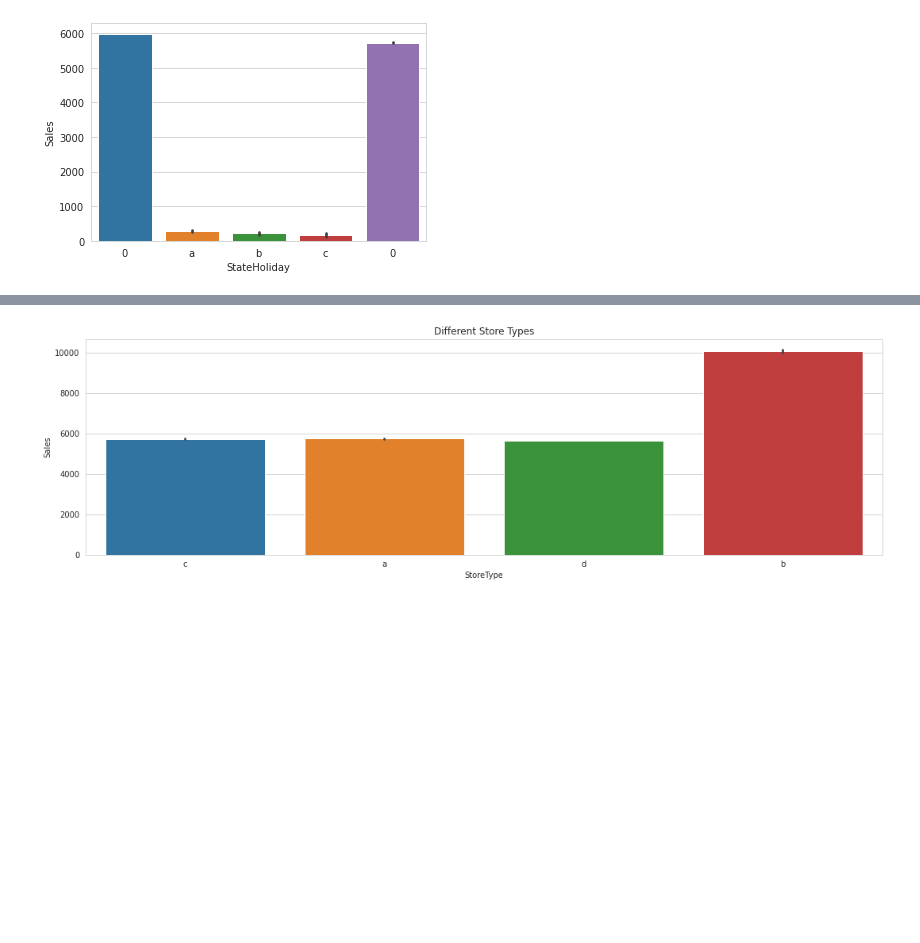
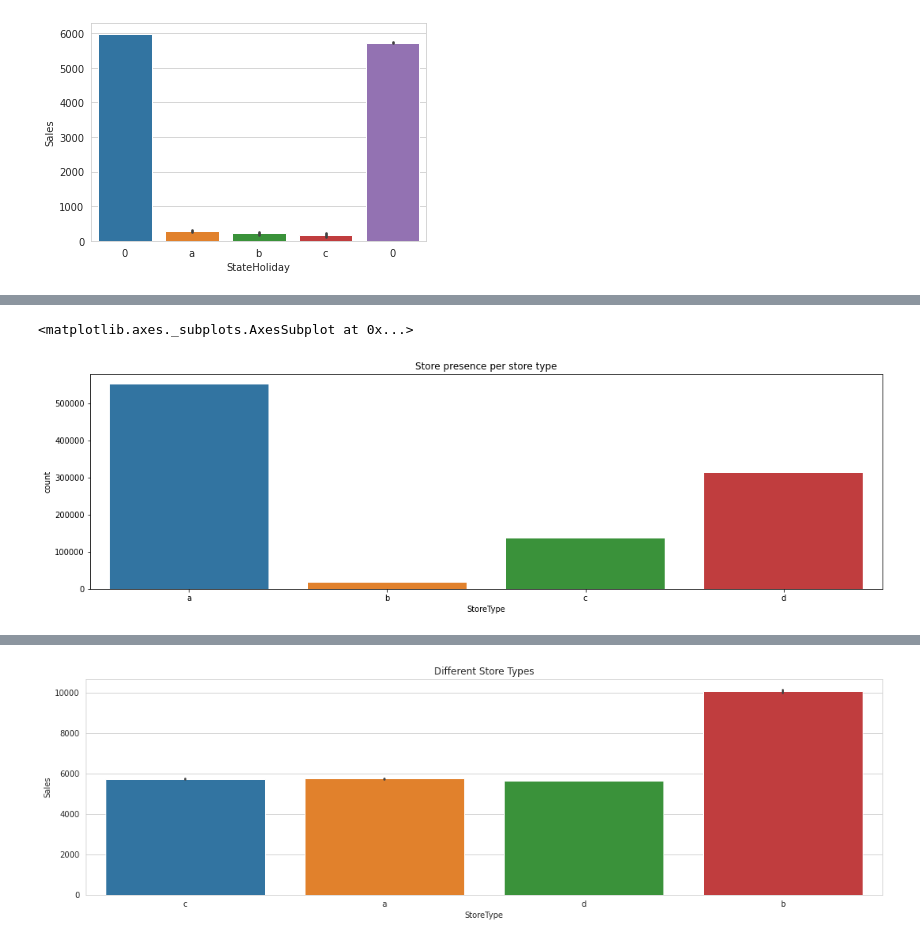
Before and after one commit to krishna9734/Rossmann-Sales-Prediction, a Jupyter notebook: Rossmann_Sales_Prediction_Capstone_Project.ipynb, the cells around one changed output, grey strips where cells are left out. Cells and saved outputs as stored; diff of their text form; code cells hidden in the pictures; blank space fills up the shorter version.

```diff
--- a/Rossmann_Sales_Prediction_Capstone_Project.ipynb
+++ b/Rossmann_Sales_Prediction_Capstone_Project.ipynb
@@ -296,0 +305,8 @@ sns.barplot(x="StateHoliday",y="Sales",data=merged_df)
+# %%
+# Checking number of stores per store type
+plt.figure(figsize=(18,5))
+plt.title("Store presence per store type")
+sns.countplot(x='StoreType', data=merged_df, order=['a','b','c', 'd'])
+# %% [output]
+<matplotlib.axes._subplots.AxesSubplot at 0x...>
+[figure, added]
```
Also changed, not shown: parts of 34 cells of this notebook.
